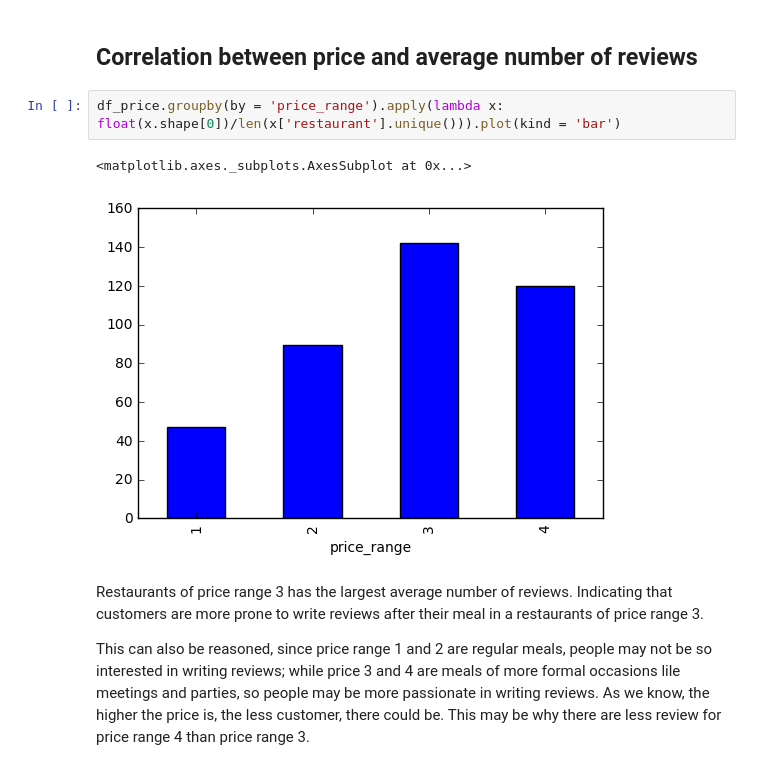
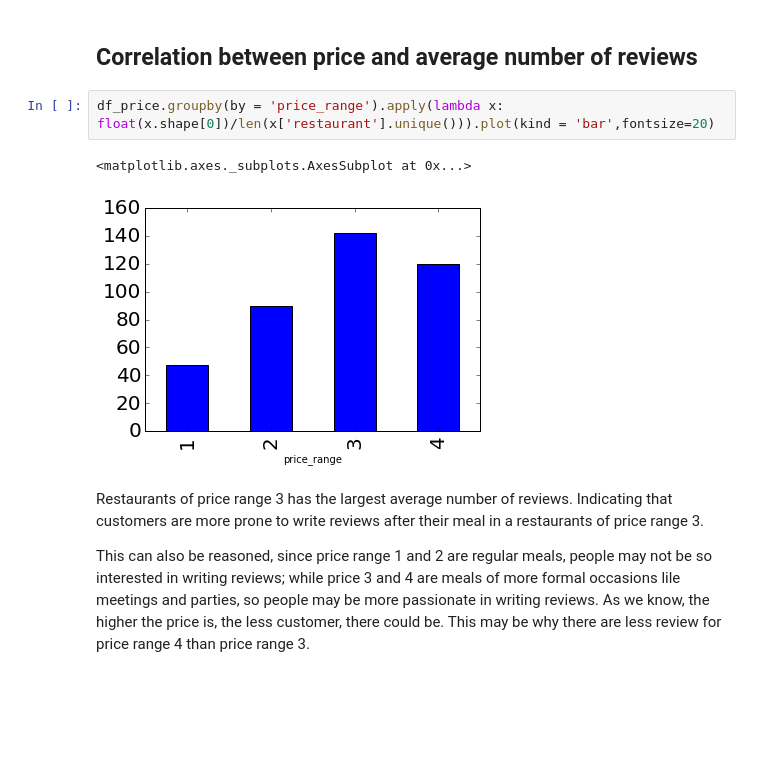
Before and after one commit to atrdjuneChen/YelpAnalysis, a Jupyter notebook: yelp_analysis.ipynb, the cells around one changed output. Saved outputs shown, nothing was run; the diff lists cells and outputs as text; blank space fills up the shorter version.

```diff
--- a/yelp_analysis.ipynb
+++ b/yelp_analysis.ipynb
@@ -300,10 +301,10 @@ In fact, the restaurants of price range 1 and 2 are fast foods or regular dinner
 # %% [markdown]
 ## Correlation between price and average number of reviews
 # %%
-df_price.groupby(by = 'price_range').apply(lambda x: float(x.shape[0])/len(x['restaurant'].unique())).plot(kind = 'bar')
+df_price.groupby(by = 'price_range').apply(lambda x: float(x.shape[0])/len(x['restaurant'].unique())).plot(kind = 'bar',fontsize=20)
 # %% [output]
 <matplotlib.axes._subplots.AxesSubplot at 0x...>
-[figure, old version]
+[figure, new version]
 # %% [markdown]
 Restaurants of price range 3 has the largest average number of reviews. Indicating that customers are more prone to write reviews after their meal in a restaurants of price range 3.
 
```
Also changed, not shown: parts of 71 cells of this notebook.
